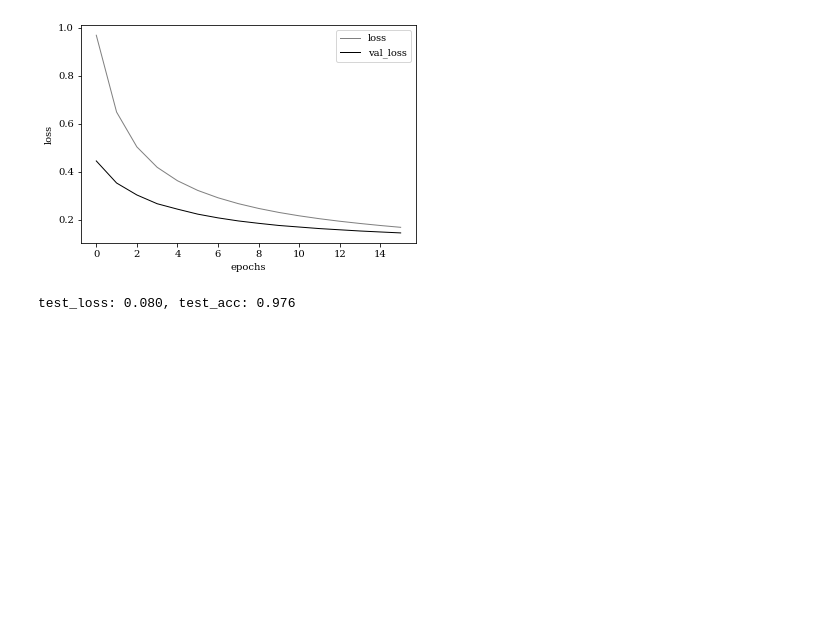
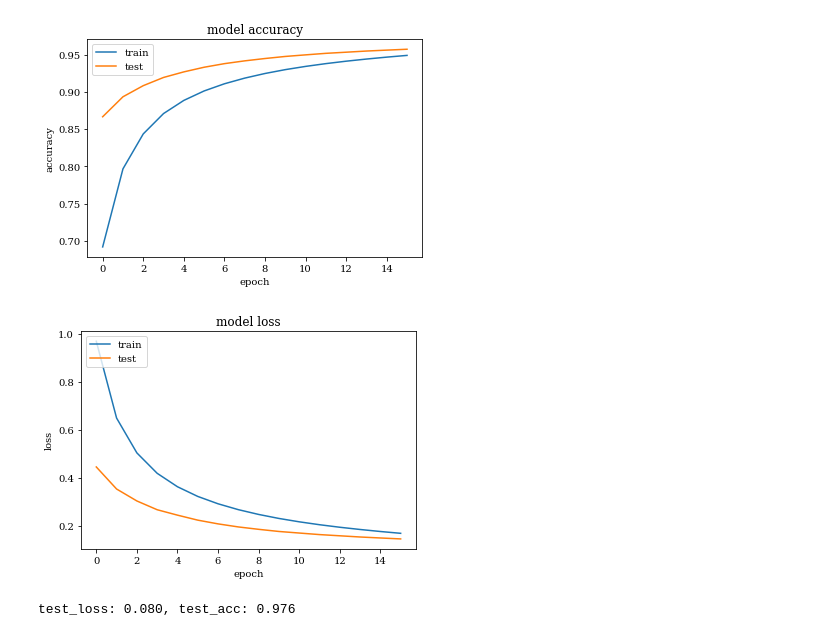
Before and after one commit to naonaorange/seating_detection_algorithm, a Jupyter notebook: seating_detection_algorithm_birnn.ipynb, the cells around one changed output. Drawn from its saved outputs; the diff is of its cells as text; code cells hidden in the pictures; blank space fills up the shorter version.

```diff
--- a/seating_detection_algorithm_birnn.ipynb
+++ b/seating_detection_algorithm_birnn.ipynb
@@ -31 +49,7 @@ print(t_train)
 [3 2 0 ... 0 9 4]
+# %%
+np.random.seed(123)
+tf.random.set_seed(123)
+
+file_paths = glob.glob(".\\data\\*")
+print(file_paths)
@@ -38,7 +109,9 @@ class BiRNN(Model):
                                      kernel_initializer='glorot_normal',
                                      recurrent_initializer='orthogonal'),
                                 merge_mode='concat')
-        self.l2 = Dense(10, kernel_initializer='glorot_normal',
+        #self.l2 = Dense(10, kernel_initializer='glorot_normal',
+        #                activation='softmax')
+        self.l2 = Dense(2, kernel_initializer='glorot_normal',
                         activation='softmax')
 
     def call(self, x):
@@ -77,8 +150,8 @@ def val_step(x, t):
     val_acc(t, preds)
 
 #epochs = 1000
-epochs = 16
-batch_size = 100
+epochs = 10
+batch_size = 1
 n_batches_train = x_train.shape[0] // batch_size
 n_batches_val = x_val.shape[0] // batch_size
 hist = {'loss': [], 'accuracy': [],
@@ -134,40 +197,41 @@ epoch: 16, loss: 0.168, acc: 0.949, val_loss: 0.145, val_acc: 0.957
 # %%
-# 検証データの誤差の可視化
-loss = hist['loss']
-val_loss = hist['val_loss']
+#正答率
+plt.plot(hist['accuracy'])
+plt.plot(hist['val_accuracy'])
+plt.title('model accuracy')
+plt.ylabel('accuracy')
+plt.xlabel('epoch')
+plt.legend(['train', 'test'], loc='upper left')
+plt.show()
+#loss
+plt.plot(hist['loss'])
+plt.plot(hist['val_loss'])
+plt.title('model loss')
+plt.ylabel('loss')
+plt.xlabel('epoch')
+plt.legend(['train', 'test'], loc='upper left')
+plt.show()
 
-fig = plt.figure()
-plt.rc('font', family='serif')
-plt.plot(range(len(loss)), loss,
-         color='gray', linewidth=1,
-         label='loss')
-plt.plot(range(len(val_loss)), val_loss,
-         color='black', linewidth=1,
-         label='val_loss')
-plt.xlabel('epochs')
-plt.ylabel('loss')
-plt.legend()
-# plt.savefig('output.jpg')
-plt.show()
 
 # テストデータの評価
 test_loss = metrics.Mean()
 test_acc = metrics.SparseCategoricalAccuracy()
 
 def test_step(x, t):
     preds = model(x)
     loss = compute_loss(t, preds)
     test_loss(loss)
     test_acc(t, preds)
 
     return loss
 
 test_step(x_test, t_test)
 
 print('test_loss: {:.3f}, test_acc: {:.3f}'.format(
     test_loss.result(),
     test_acc.result()
 ))
 # %% [output]
-[figure, old version]
+[figure, new version]
+[figure, added]
 test_loss: 0.080, test_acc: 0.976
```
Also changed, not shown: parts of 5 cells of this notebook, 8 other files.
